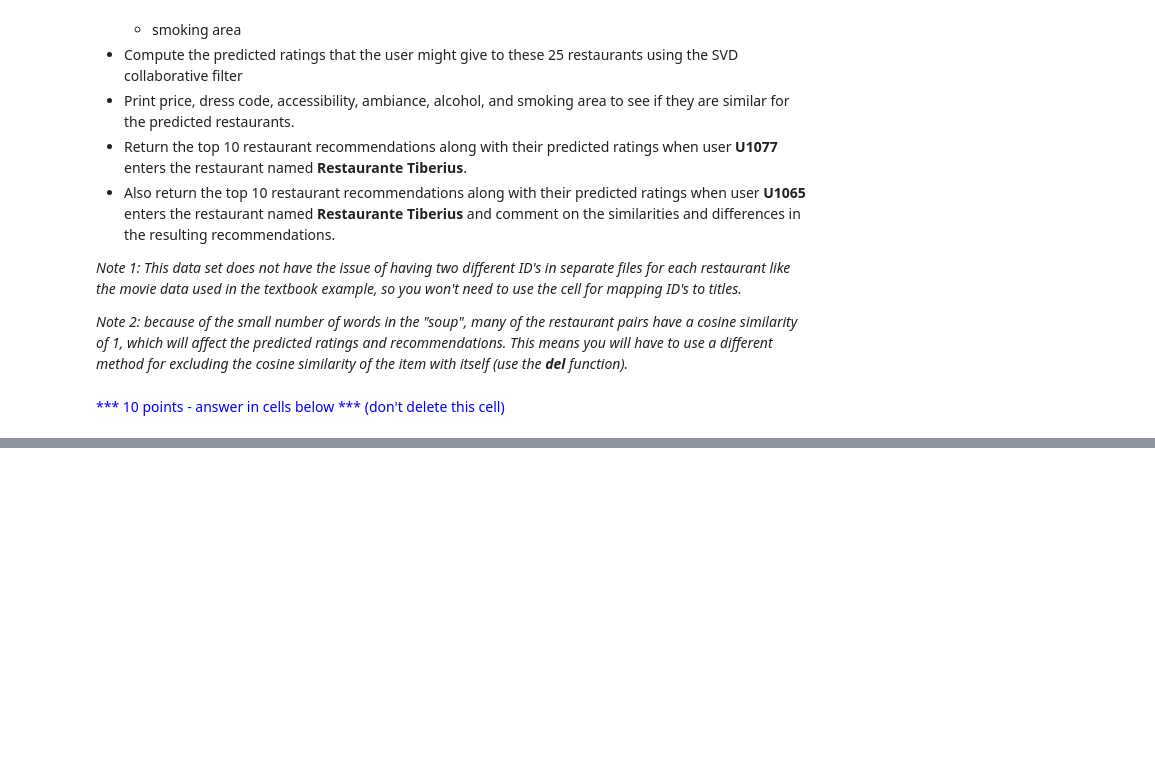
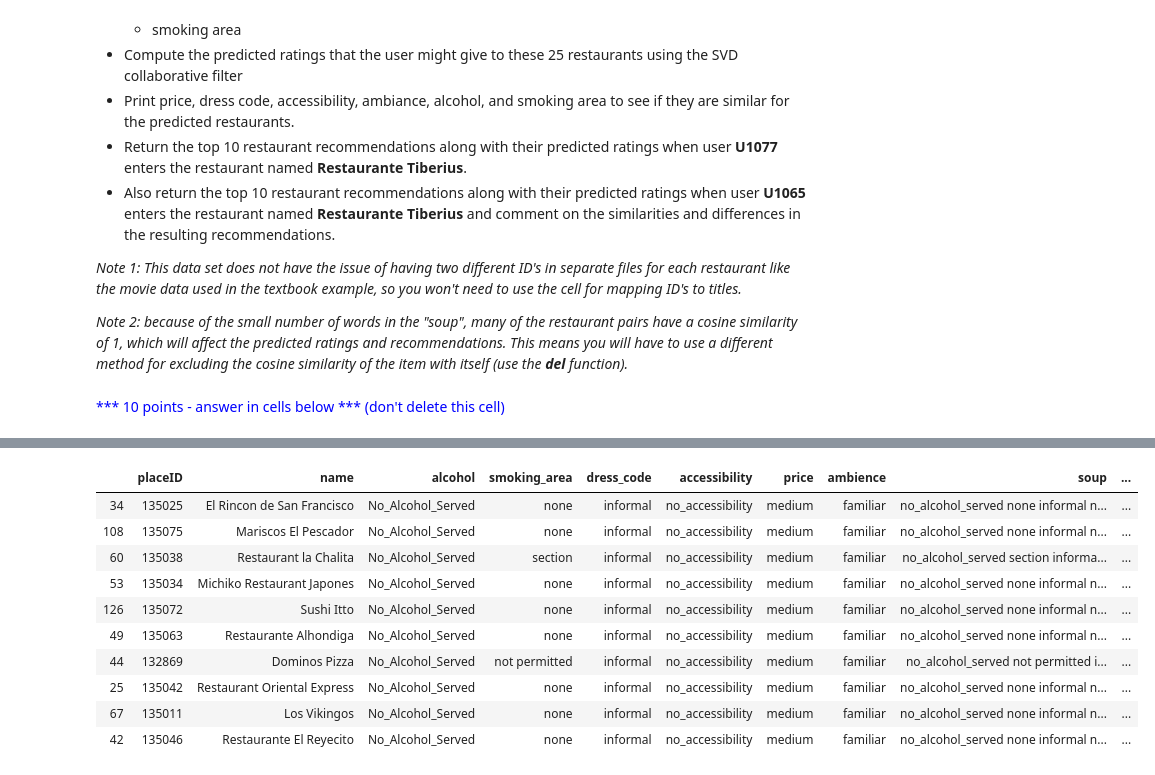
Before and after one commit to seanwhyland/DS775, a Jupyter notebook: lesson_11/Lesson 11 Homework - RecSys 2/Lesson 11 Homework - RecSys 2.ipynb, the cells around one changed output, grey strips where cells are left out. Drawn from its saved outputs; the diff is of its cells as text; code cells hidden in the pictures; blank space fills up the shorter version.

```diff
--- a/lesson_11/Lesson 11 Homework - RecSys 2/Lesson 11 Homework - RecSys 2.ipynb
+++ b/lesson_11/Lesson 11 Homework - RecSys 2/Lesson 11 Homework - RecSys 2.ipynb
@@ -291,33 +305,47 @@ cross_validate(algo,data,cv=5,verbose=True)
 # %%
-def hybrid(user_id, isbn):
+from sklearn.feature_extraction.text import CountVectorizer
+from sklearn.metrics.pairwise import cosine_similarity
+
+def hybrid(geoplaces_df, user_id, name):
+    """
+    Hybrid recommender
+    """
+    # calculate consine similarity
+    new_df = geoplaces_df.copy()
+    count = CountVectorizer(stop_words='english')
+    count_matrix = count.fit_transform(new_df['soup'])
+    cosine_sim = cosine_similarity(count_matrix, count_matrix)
+    new_df = new_df.reset_index()
+    indices = pd.Series(new_df.index, index=new_df['name'])
 
     # Obtain the index of the item that matches the isbn
-    #idx = indices[isbn]
-
-    #Extract the similarity scores and their corresponding index for every item from the cosine_sim matrix
-    sim_scores = list(enumerate(cosine_sim_item[isbn]))
-
-    #excluding the similarity score of the item with itself
-    #del sim_scores[isbn]
-
-    #Sort the (index, score) tuples in decreasing order of similarity scores
+    idx = indices[name]
+    sim_scores = list(enumerate(cosine_sim[idx]))
+    del sim_scores[idx]
     sim_scores = sorted(sim_scores, key=lambda x: x[1], reverse=True)
-
-    #Select the top 25 tuples, excluding the first
-    #(as it is the similarity score of the item with itself)
     sim_scores = sim_scores[1:25]
-
-    #Store the cosine_sim indices of the top 25 items in a list
     item_indices = [i[0] for i in sim_scores]
 
-    #Extract the metadata of the aforementioned items
-    items = bx.iloc[item_indices][['ISBN']]
-
-    #Compute the predicted ratings using the SVD filter
-    items['est_rating'] = items['ISBN'].apply(lambda x: algo.predict(user_id, x).est)
+    # make predictions
+    items = new_df.iloc[item_indices]
+    items = items.assign(est_rating=items['placeID'].apply(lambda x: algo.predict(user_id, x).est))
 
     #Sort the items in decreasing order of predicted rating
     items = items.sort_values('est_rating', ascending=False)
+    items = items.drop(['index'], axis=1)
 
-    #Return the top 10 items as recommendations
     return items.head(10)
+# %%
+hybrid(geoplaces_df, 'U1077', 'Restaurante Tiberius')
+# %% [output]
+|  | placeID | name | alcohol | smoking_area | dress_code | accessibility | price | ambience | soup | ... |
+| 34 | 135025 | El Rincon de San Francisco | No_Alcohol_Served | none | informal | no_accessibility | medium | familiar | no_alcohol_served none informal n... | ... |
+| 108 | 135075 | Mariscos El Pescador | No_Alcohol_Served | none | informal | no_accessibility | medium | familiar | no_alcohol_served none informal n... | ... |
+| 60 | 135038 | Restaurant la Chalita | No_Alcohol_Served | section | informal | no_accessibility | medium | familiar | no_alcohol_served section informa... | ... |
+| 53 | 135034 | Michiko Restaurant Japones | No_Alcohol_Served | none | informal | no_accessibility | medium | familiar | no_alcohol_served none informal n... | ... |
+| 126 | 135072 | Sushi Itto | No_Alcohol_Served | none | informal | no_accessibility | medium | familiar | no_alcohol_served none informal n... | ... |
+| 49 | 135063 | Restaurante Alhondiga | No_Alcohol_Served | none | informal | no_accessibility | medium | familiar | no_alcohol_served none informal n... | ... |
+| 44 | 132869 | Dominos Pizza | No_Alcohol_Served | not permitted | informal | no_accessibility | medium | familiar | no_alcohol_served not permitted i... | ... |
+| 25 | 135042 | Restaurant Oriental Express | No_Alcohol_Served | none | informal | no_accessibility | medium | familiar | no_alcohol_served none informal n... | ... |
+| 67 | 135011 | Los Vikingos | No_Alcohol_Served | none | informal | no_accessibility | medium | familiar | no_alcohol_served none informal n... | ... |
+| 42 | 135046 | Restaurante El Reyecito | No_Alcohol_Served | none | informal | no_accessibility | medium | familiar | no_alcohol_served none informal n... | ... |
```
Also changed, not shown: parts of 6 cells of this notebook, 2 other files.
